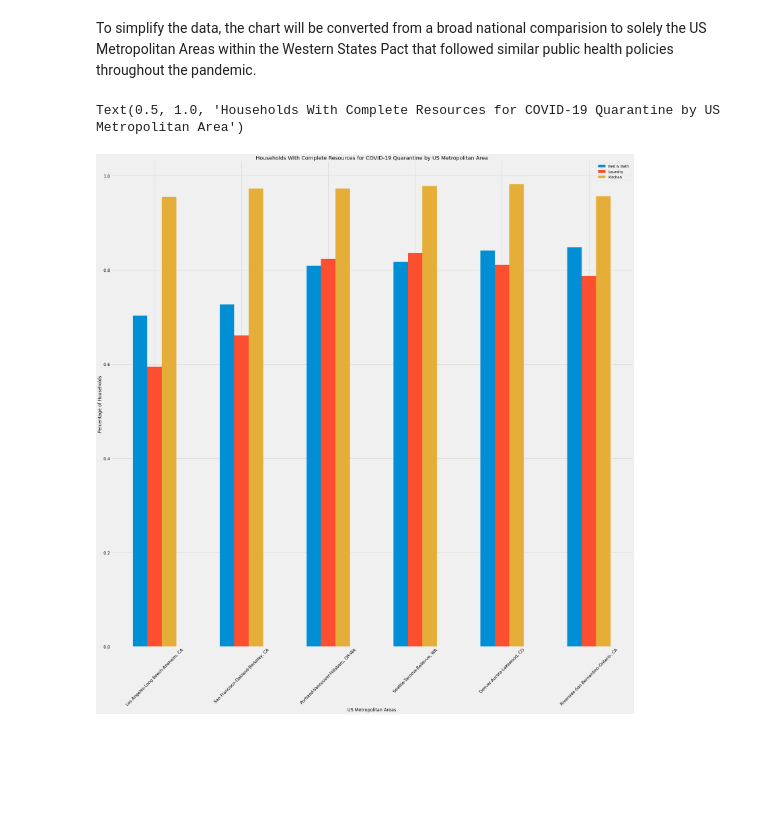
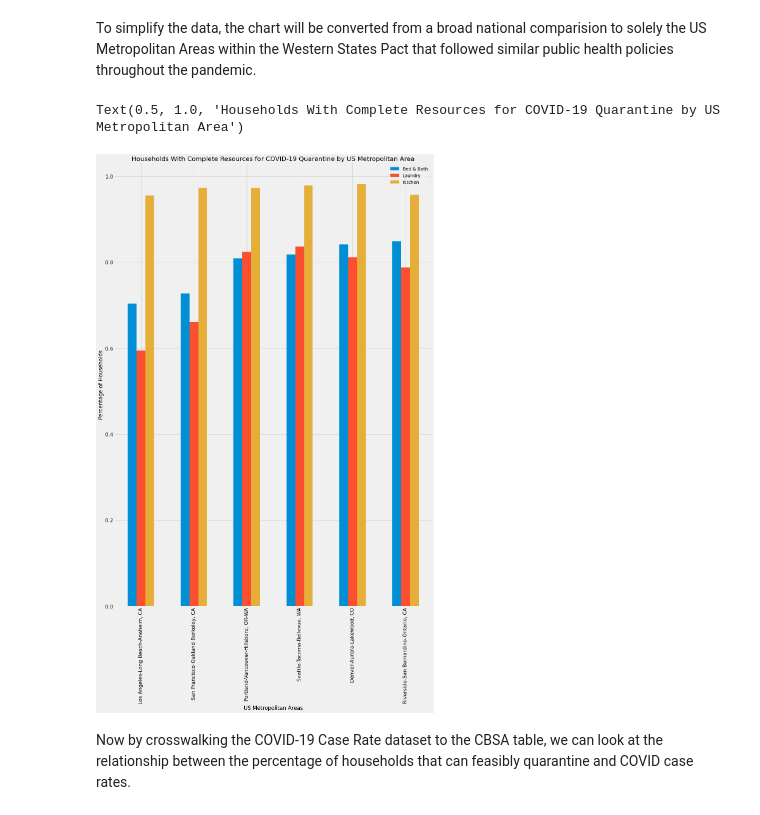
Before and after one commit to swsugarman/COVID_HousingIsolationFeasibility, a Jupyter notebook: eda.ipynb, the cells around one changed output. Drawn from its saved outputs; the diff is of its cells as text; code cells hidden in the pictures; blank space fills up the shorter version.

```diff
--- a/eda.ipynb
+++ b/eda.ipynb
@@ -22,9 +25,9 @@ columns=['CONTROL', 'OMB13CBSA', 'VACANCY', 'BLD', 'UNITSIZE', 'TOTROOMS', 'BEDR
 # %%
 ahs_n=pd.read_csv('data/ahs2015n.csv', usecols=columns)
 ahs_m=pd.read_csv('data/ahs2015m.csv', usecols=columns)
-cbsa=pd.read_csv('data/cbsa.csv')
+cbsa=pd.read_csv('data/cbsa.csv', dtype=str)
 labels=pd.read_csv('data/AHS 2015 Value Labels.csv')
-covid=pd.read_csv('data/
+covid=pd.read_csv('data/covid_confirmed_usafacts.csv', dtype=str)
 # %% [markdown]
 Verify the file imports:
 # %%
@@ -434,18 +431,19 @@ To simplify the data, the chart will be converted from a broad national comparis
 # %%
 t_4=table_4[(table_4['Metropolitan Areas']=='Los Angeles-Long Beach-Anaheim, CA')|
         (table_4['Metropolitan Areas']=='San Francisco-Oakland-Berkeley, CA')|
        (table_4['Metropolitan Areas']=='Seattle-Tacoma-Bellevue, WA')|
         (table_4['Metropolitan Areas']=='Portland-Vancouver-Hillsboro, OR-WA')|
         (table_4['Metropolitan Areas']=='Denver-Aurora-Lakewood, CO')|
         (table_4['Metropolitan Areas']=='Riverside-San Bernardino-Ontario, CA')
-       ].plot(kind='bar', x='Metropolitan Areas', y=['Bed & Bath', 'Laundry', 'Kitchen'], figsize=(32,32))
+       ].plot(kind='bar', x='Metropolitan Areas', y=['Bed & Bath', 'Laundry', 'Kitchen'], figsize=( 16,24));
 plt.ylabel('Percentage of Households')
 plt.xlabel('US Metropolitan Areas' )
 plt.setp(t_4.get_xticklabels(), rotation='vertical', fontsize=16)
 plt.setp(t_4.get_yticklabels(), rotation='horizontal', fontsize=16)
-t_4.tick_params(labelsize=16)
-plt.xticks(fontsize=16, rotation=45)
+
 plt.title('Households With Complete Resources for COVID-19 Quarantine by US Metropolitan Area')
 # %% [output]
 Text(0.5, 1.0, 'Households With Complete Resources for COVID-19 Quarantine by US Metropolitan Area')
-[figure, old version]
+[figure, new version]
+# %% [markdown]
+Now by crosswalking the COVID-19 Case Rate dataset to the CBSA table, we can look at the relationship between the percentage of households that can feasibly quarantine and COVID case rates.
```
Also changed, not shown: parts of 17 cells of this notebook, 1 other file.
